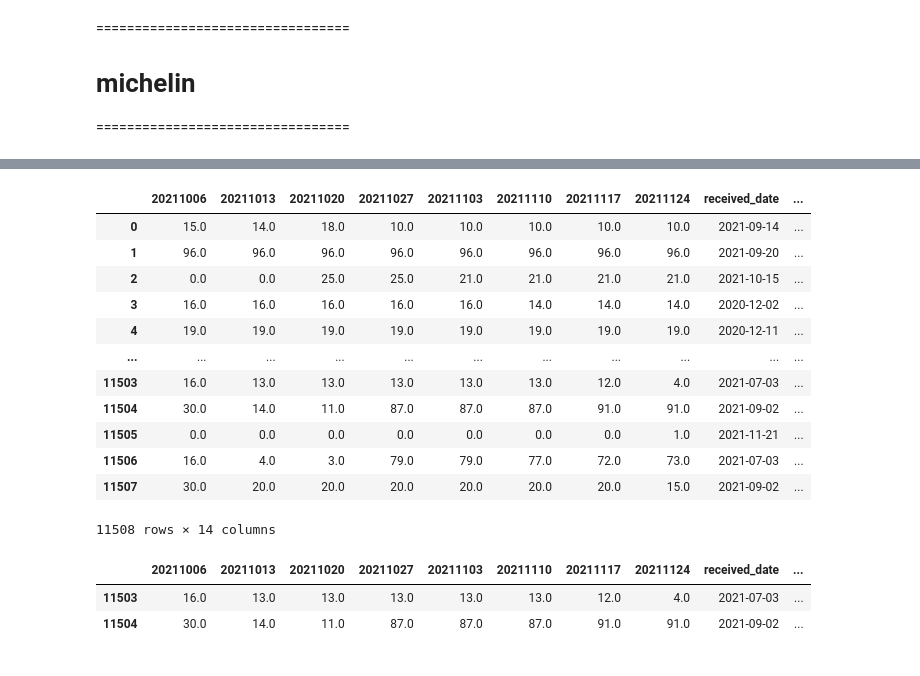
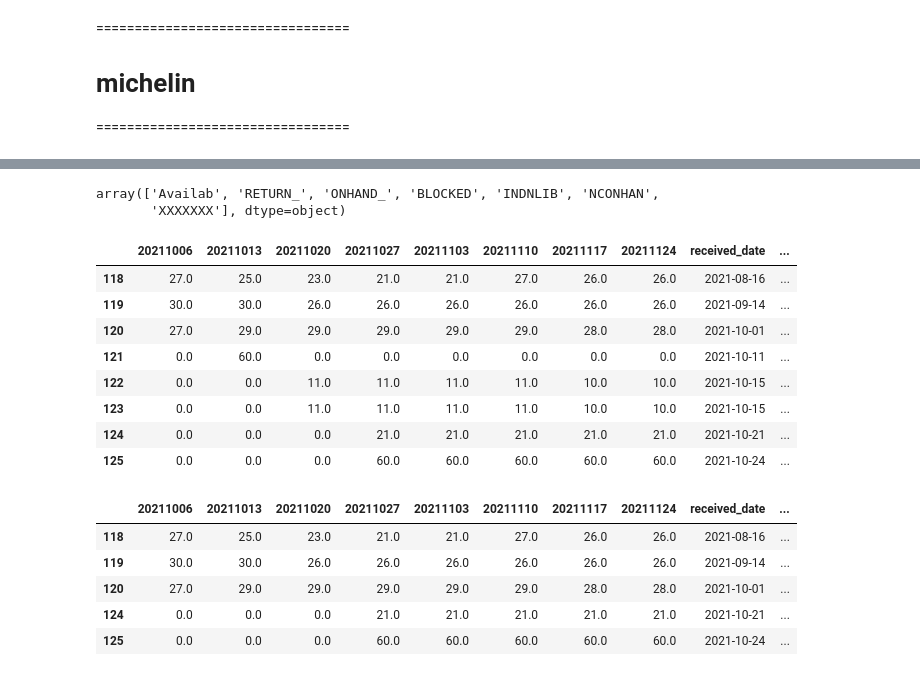
Before and after one commit to fyenne/play10_inv, a Jupyter notebook: inv_fifo.ipynb, the cells around one changed output, grey strips where cells are left out. Drawn from its saved outputs; the diff is of its cells as text; code cells hidden in the pictures.

Commit message:
temp finish with onhand_qty

```diff
--- a/inv_fifo.ipynb
+++ b/inv_fifo.ipynb
@@ -286,17 +301,6 @@ output(df0=df0_mich, df_err=df_err_mich)
-# %%
-df0
-# %% [output]
-|  | 20211006 | 20211013 | 20211020 | 20211027 | 20211103 | 20211110 | 20211117 | 20211124 | received_date | ... |
-| 0 | 15.0 | 14.0 | 18.0 | 10.0 | 10.0 | 10.0 | 10.0 | 10.0 | 2021-09-14 | ... |
-| 1 | 96.0 | 96.0 | 96.0 | 96.0 | 96.0 | 96.0 | 96.0 | 96.0 | 2021-09-20 | ... |
-| 2 | 0.0 | 0.0 | 25.0 | 25.0 | 21.0 | 21.0 | 21.0 | 21.0 | 2021-10-15 | ... |
-| 3 | 16.0 | 16.0 | 16.0 | 16.0 | 16.0 | 14.0 | 14.0 | 14.0 | 2020-12-02 | ... |
-| 4 | 19.0 | 19.0 | 19.0 | 19.0 | 19.0 | 19.0 | 19.0 | 19.0 | 2020-12-11 | ... |
-| ... | ... | ... | ... | ... | ... | ... | ... | ... | ... | ... |
-| 11503 | 16.0 | 13.0 | 13.0 | 13.0 | 13.0 | 13.0 | 12.0 | 4.0 | 2021-07-03 | ... |
-| 11504 | 30.0 | 14.0 | 11.0 | 87.0 | 87.0 | 87.0 | 91.0 | 91.0 | 2021-09-02 | ... |
-| 11505 | 0.0 | 0.0 | 0.0 | 0.0 | 0.0 | 0.0 | 0.0 | 1.0 | 2021-11-21 | ... |
-| 11506 | 16.0 | 4.0 | 3.0 | 79.0 | 79.0 | 77.0 | 72.0 | 73.0 | 2021-07-03 | ... |
-| 11507 | 30.0 | 20.0 | 20.0 | 20.0 | 20.0 | 20.0 | 20.0 | 15.0 | 2021-09-02 | ... |
-11508 rows × 14 columns
+# %%
+df0_mich['lock_codes'].str.slice(0,7).unique()
+# %% [output]
+array(['Availab', 'RETURN_', 'ONHAND_', 'BLOCKED', 'INDNLIB', 'NCONHAN',
+       'XXXXXXX'], dtype=object)
 # %%
@@ -305,14 +309,31 @@ err_list_hp = ou_level_lock_codes('gigiwang')
 # %%
 def check(sku, df0):
-    return df0[(df0['lock_codes'] == 'Available') & (df0['sku'] == sku)]
+    return df0[(df0['lock_codes'] == 'Available') & (df0['sku'].isin(sku))]
 
-check('MATMICHELIN00591',df0 = df0_mich)
+mich_definite_wrong = check(err_list_mich,df0 = df0_mich)
 
 # MATMICHELIN00591
 
 # 同一时间 received 货物为什么会增加
 # mich dot date?
-# %% [output]
-|  | 20211006 | 20211013 | 20211020 | 20211027 | 20211103 | 20211110 | 20211117 | 20211124 | received_date | ... |
-| 11503 | 16.0 | 13.0 | 13.0 | 13.0 | 13.0 | 13.0 | 12.0 | 4.0 | 2021-07-03 | ... |
-| 11504 | 30.0 | 14.0 | 11.0 | 87.0 | 87.0 | 87.0 | 91.0 | 91.0 | 2021-09-02 | ... |
+# %%
+df0[df0['sku'] == '010432_109']
+# %% [output]
+|  | 20211006 | 20211013 | 20211020 | 20211027 | 20211103 | 20211110 | 20211117 | 20211124 | received_date | ... |
+| 118 | 27.0 | 25.0 | 23.0 | 21.0 | 21.0 | 27.0 | 26.0 | 26.0 | 2021-08-16 | ... |
+| 119 | 30.0 | 30.0 | 26.0 | 26.0 | 26.0 | 26.0 | 26.0 | 26.0 | 2021-09-14 | ... |
+| 120 | 27.0 | 29.0 | 29.0 | 29.0 | 29.0 | 29.0 | 28.0 | 28.0 | 2021-10-01 | ... |
+| 121 | 0.0 | 60.0 | 0.0 | 0.0 | 0.0 | 0.0 | 0.0 | 0.0 | 2021-10-11 | ... |
+| 122 | 0.0 | 0.0 | 11.0 | 11.0 | 11.0 | 11.0 | 10.0 | 10.0 | 2021-10-15 | ... |
+| 123 | 0.0 | 0.0 | 11.0 | 11.0 | 11.0 | 11.0 | 10.0 | 10.0 | 2021-10-15 | ... |
+| 124 | 0.0 | 0.0 | 0.0 | 21.0 | 21.0 | 21.0 | 21.0 | 21.0 | 2021-10-21 | ... |
+| 125 | 0.0 | 0.0 | 0.0 | 60.0 | 60.0 | 60.0 | 60.0 | 60.0 | 2021-10-24 | ... |
+# %%
+mich_definite_wrong[mich_definite_wrong['sku'] == '010432_109']
+# %% [output]
+|  | 20211006 | 20211013 | 20211020 | 20211027 | 20211103 | 20211110 | 20211117 | 20211124 | received_date | ... |
+| 118 | 27.0 | 25.0 | 23.0 | 21.0 | 21.0 | 27.0 | 26.0 | 26.0 | 2021-08-16 | ... |
+| 119 | 30.0 | 30.0 | 26.0 | 26.0 | 26.0 | 26.0 | 26.0 | 26.0 | 2021-09-14 | ... |
+| 120 | 27.0 | 29.0 | 29.0 | 29.0 | 29.0 | 29.0 | 28.0 | 28.0 | 2021-10-01 | ... |
+| 124 | 0.0 | 0.0 | 0.0 | 21.0 | 21.0 | 21.0 | 21.0 | 21.0 | 2021-10-21 | ... |
+| 125 | 0.0 | 0.0 | 0.0 | 60.0 | 60.0 | 60.0 | 60.0 | 60.0 | 2021-10-24 | ... |
```
Also changed, not shown: parts of 26 cells of this notebook.
